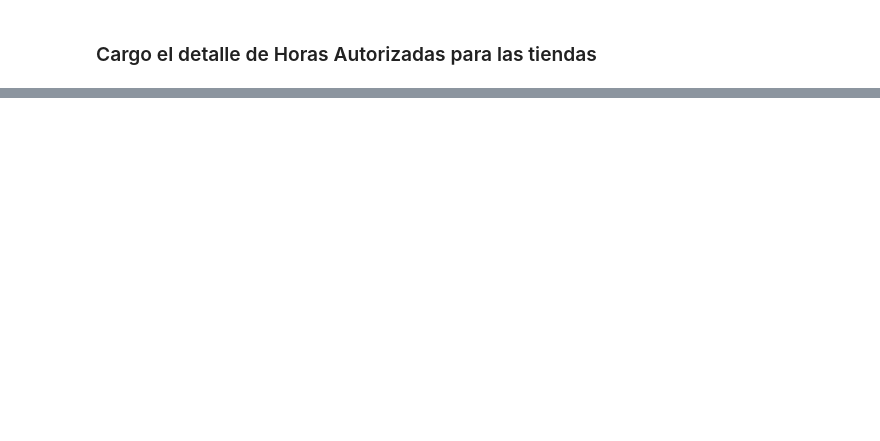
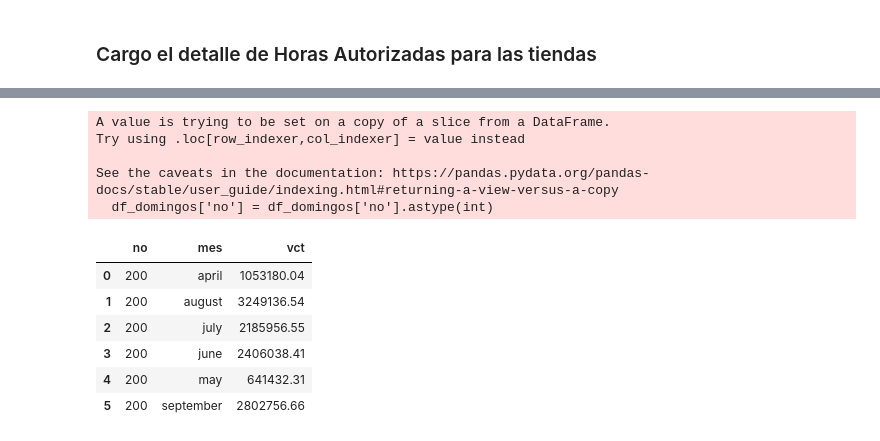
Before and after one commit to juanifmera/progresion, a Jupyter notebook: progresiones/horario_extendido.ipynb, the cells around one changed output, grey strips where cells are left out. Cells and saved outputs as stored; diff of their text form; code cells hidden in the pictures; blank space fills up the shorter version.

Commit message:
Pipeline terminada para anlisis de tiendas express con horario Extendido

```diff
--- a/progresiones/horario_extendido.ipynb
+++ b/progresiones/horario_extendido.ipynb
@@ -123,0 +161,27 @@ pad
+# %%
+horarios_domingos['no'] = horarios_domingos['no'].astype(int)
+df_domingos['no'] = df_domingos['no'].astype(int)
+# %% [output]
+A value is trying to be set on a copy of a slice from a DataFrame.
+Try using .loc[row_indexer,col_indexer] = value instead
+
+See the caveats in the documentation: https://pandas.pydata.org/pandas-docs/stable/user_guide/indexing.html#returning-a-view-versus-a-copy
+  df_domingos['no'] = df_domingos['no'].astype(int)
+# %%
+df_domingos = pd.merge(df_domingos, horarios_domingos[['no', 'horario_apertura', 'horario_cierre']], how='left', on='no').dropna(subset=['horario_apertura'])
+# %%
+# Filtramos ventas fuera del horario normal (es decir, en horario extendido)
+ventas_horario_extendido = df_domingos[(df_domingos['hora_inicio'] < df_domingos['horario_apertura']) | (df_domingos['hora_inicio'] >= df_domingos['horario_cierre'])]
+# %%
+ventas_horario_extendido = ventas_horario_extendido.groupby(['no', 'mes'])['vct'].sum().reset_index().sort_values(by='no')
+# %%
+# Confirmo que la seleccion de vct en horario extendido es correcta. Lau tiene otros numeros en su reporte
+ventas_horario_extendido[ventas_horario_extendido['no'] == 200]
+# %% [output]
+|  | no | mes | vct |
+| 0 | 200 | april | 1053180.04 |
+| 1 | 200 | august | 3249136.54 |
+| 2 | 200 | july | 2185956.55 |
+| 3 | 200 | june | 2406038.41 |
+| 4 | 200 | may | 641432.31 |
+| 5 | 200 | september | 2802756.66 |
```
Also changed, not shown: parts of 64 cells of this notebook, 1 other file.
